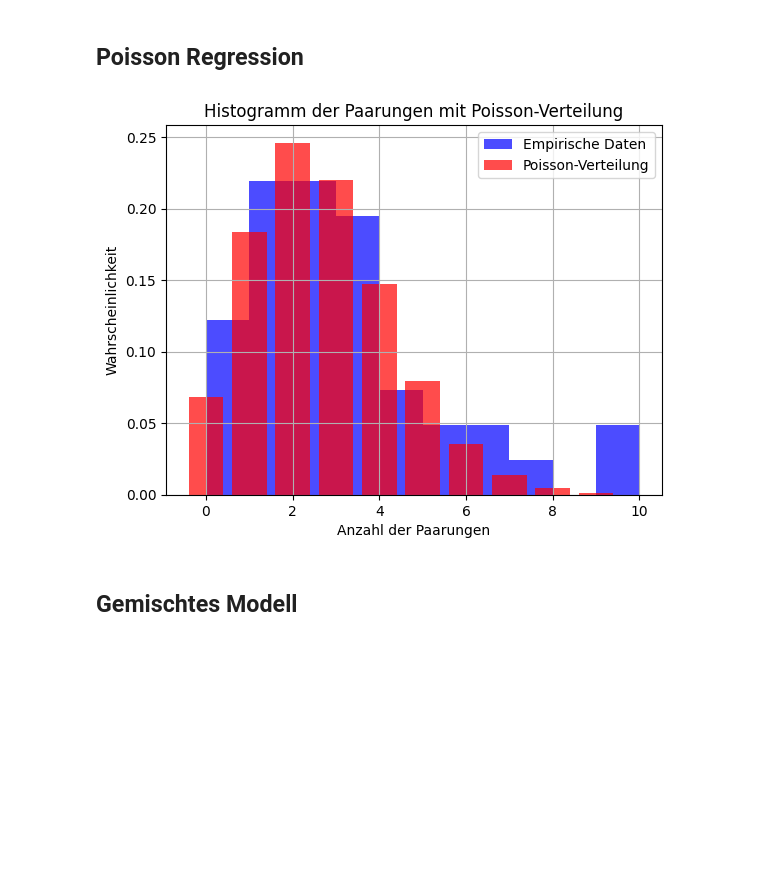
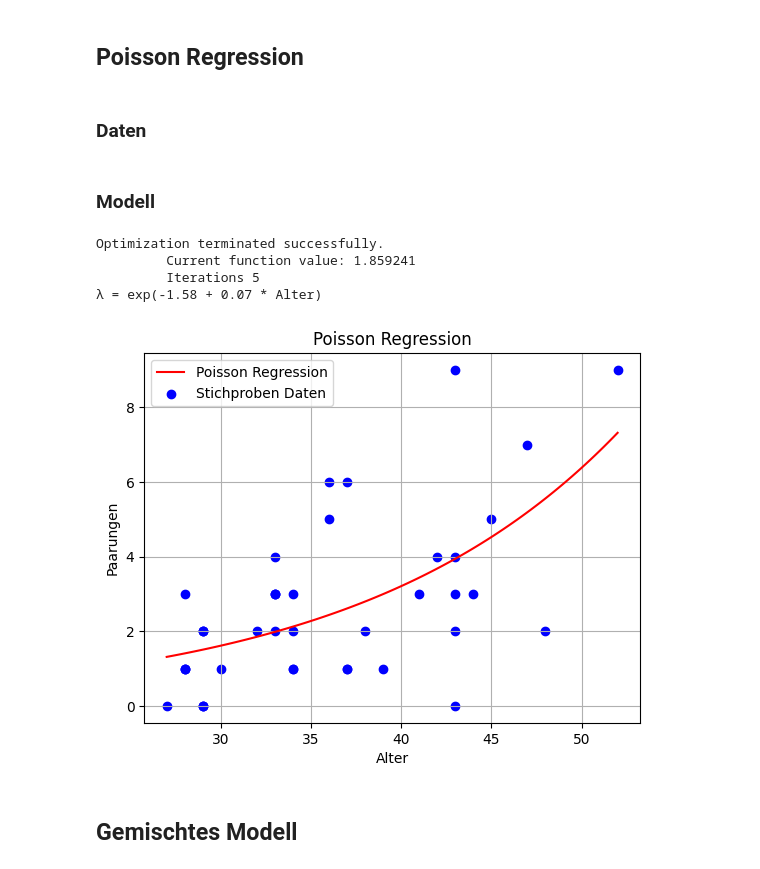
Before and after one commit to tombk556/Mehrdim.-Datenanalyse-und-stat.-Lernverfahren, a Jupyter notebook: Python/Prüfungsbeispiele.ipynb, the cells around one changed output. Saved outputs shown, nothing was run; the diff lists cells and outputs as text; code cells hidden in the pictures; blank space fills up the shorter version.

```diff
--- a/Python/Prüfungsbeispiele.ipynb
+++ b/Python/Prüfungsbeispiele.ipynb
@@ -399,27 +400,49 @@ from statsmodels.graphics.gofplots import qqplot
+# %% [markdown]
+### Daten
 # %%
 data = pd.DataFrame(
     {
         "Nummer": [i for i in range(1, 42)],
         "Alter": [27, 28, 28, 28, 28, 29, 29, 29, 29, 29, 29, 30, 32, 33, 33, 33, 33, 33, 34, 34, 34,
                   34, 36, 36, 37, 37, 37, 38, 39, 41, 42, 43, 43, 43, 43, 43, 44, 45, 47, 48, 52],
-        "Paarungen": [0, 1, 1, 1, 3, 0, 0, 0, 2, 2,2, 1, 2, 4, 3, 3, 3, 2, 1, 1, 2, 3, 5, 6, 1, 1, 6, 2, 1, 3, 4, 0, 2, 3, 4, 9, 3, 5, 7, 2, 9]
+        "Paarungen": [0, 1, 1, 1, 3, 0, 0, 0, 2, 2,2, 1, 2, 4, 3, 3, 3, 2, 1, 1, 2, 3, 5, 6, 1,
+                      1, 6, 2, 1, 3, 4, 0, 2, 3, 4, 9, 3, 5, 7, 2, 9]
     }
 )
-# %%
-data['Paarungen'].hist(bins=range(int(data['Paarungen'].max()) + 2),
-                       alpha=0.7, color='blue', density=True, label='Empirische Daten')
-
-mu = data['Paarungen'].mean()
-poisson_values = [poisson.pmf(k, mu) for k in range(int(data['Paarungen'].max()) + 1)]
-plt.bar(range(int(data['Paarungen'].max()) + 1), poisson_values, alpha=0.7, color='red', label='Poisson-Verteilung')
-
-plt.xlabel('Anzahl der Paarungen')
-plt.ylabel('Wahrscheinlichkeit')
-plt.title('Histogramm der Paarungen mit Poisson-Verteilung')
-plt.legend()
-plt.show()
-# %% [output]
-[figure, removed]
+# %% [markdown]
+### Modell
+# %%
+formula = 'Paarungen ~ Alter'
+
+poisson_model = smf.poisson(formula=formula, data=data).fit()
+
+b0 = poisson_model.params[0]
+b1 = poisson_model.params[1]
+
+print(f"λ = exp({b0:.2f} + {b1:.2f} * Alter)")
+
+def poisson_regression_modell(x):
+    return np.exp(b0 + b1 * x)
+# %% [output]
+Optimization terminated successfully.
+         Current function value: 1.859241
+         Iterations 5
+λ = exp(-1.58 + 0.07 * Alter)
+# %%
+x = np.linspace(np.min(data['Alter']), np.max(data['Alter']), 100)
+y = [poisson_regression_modell(i) for i in x]
+
+
+plt.plot(x, y, color='red', label='Poisson Regression')
+plt.scatter(data['Alter'], data['Paarungen'], color='blue', label='Stichproben Daten')
+plt.legend()
+plt.xlabel('Alter')
+plt.ylabel('Paarungen')
+plt.title('Poisson Regression')
+plt.grid()
+plt.show()
+# %% [output]
+[figure, added]
 # %% [markdown]
 ## Gemischtes Modell
 # %% [markdown]
```
Also changed, not shown: parts of 2 cells of this notebook.
